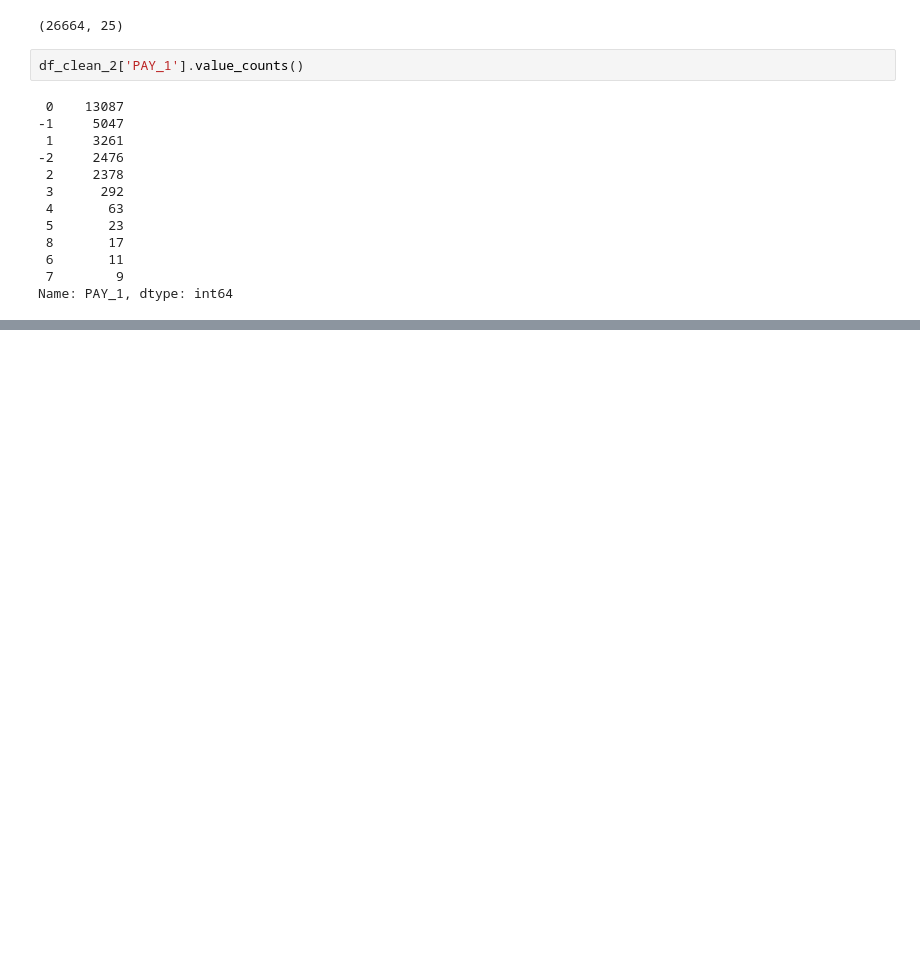
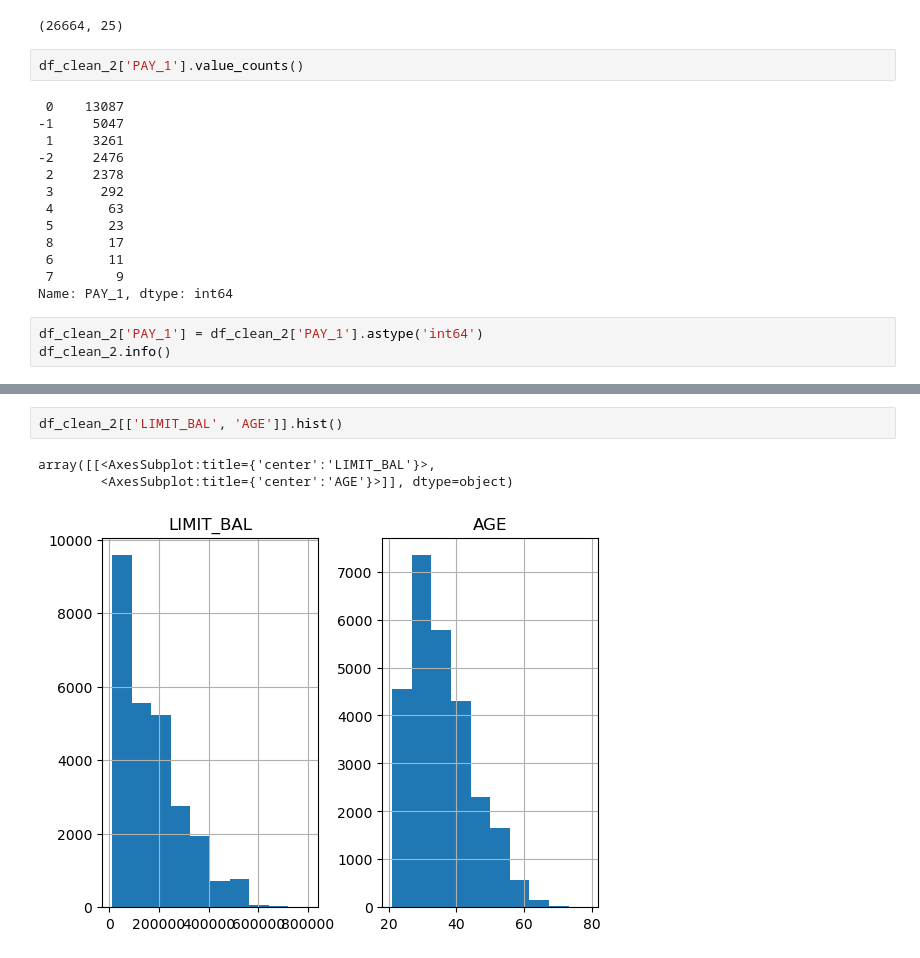
Before and after one commit to alehenzin/credit-card, a Jupyter notebook: credit-card.ipynb, the cells around one changed output, grey strips where cells are left out. Cells and saved outputs as stored; diff of their text form; blank space fills up the shorter version.

```diff
--- a/credit-card.ipynb
+++ b/credit-card.ipynb
@@ -205,3 +211,6 @@ df_clean_2['PAY_1'].value_counts()
  6       11
  7        9
 Name: PAY_1, dtype: int64
+# %%
+df_clean_2['PAY_1'] = df_clean_2['PAY_1'].astype('int64')
+df_clean_2.info()
@@ -207,0 +235,6 @@ Name: PAY_1, dtype: int64
+# %%
+df_clean_2[['LIMIT_BAL', 'AGE']].hist()
+# %% [output]
+array([[<AxesSubplot:title={'center':'LIMIT_BAL'}>,
+        <AxesSubplot:title={'center':'AGE'}>]], dtype=object)
+[figure, added]
```
Also changed, not shown: parts of 7 cells of this notebook.
